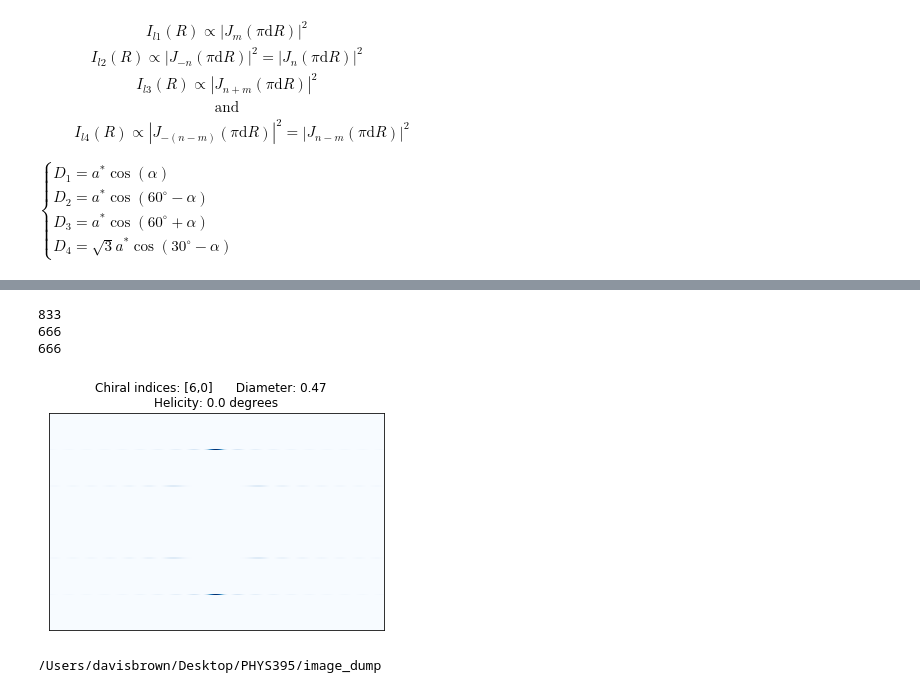
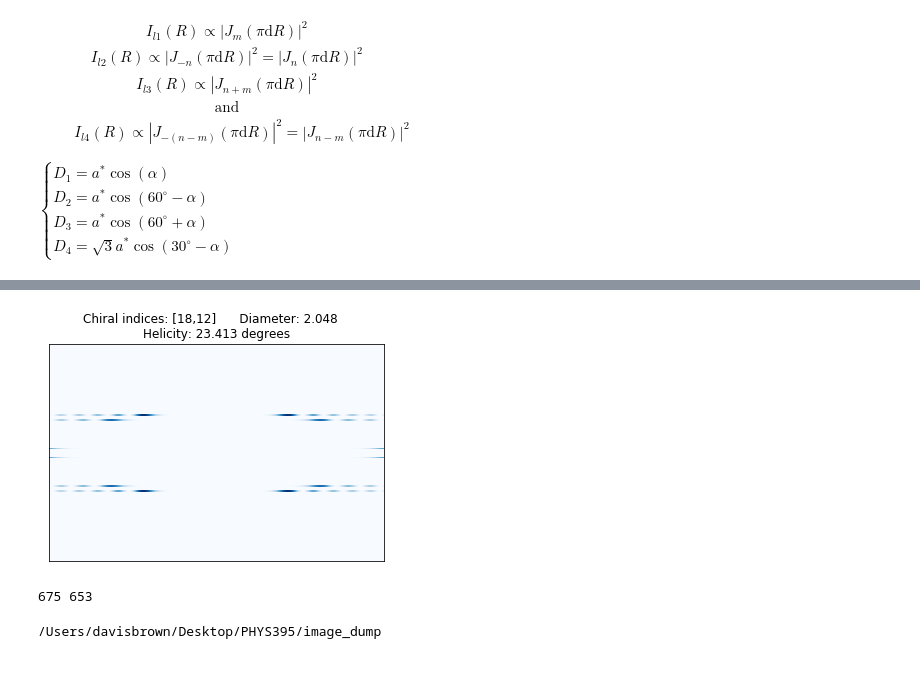
Before and after one commit to davisrbr/nanotubes, a Jupyter notebook: Notebooks/diffractionCNT.ipynb, the cells around one changed output, grey strips where cells are left out. Cells and saved outputs as stored; diff of their text form; code cells hidden in the pictures.

Commit message:
layer line space correct

```diff
--- a/Notebooks/diffractionCNT.ipynb
+++ b/Notebooks/diffractionCNT.ipynb
@@ -279,10 +279,10 @@ def l4_mesh(chiralIndices : NamedTuple, radius_spacing : np.ndarray) -> np.ndarr
     '''2D mesh of values for l4'''
     return np.abs(jv(chiralIndices.n - chiralIndices.m, radius_spacing))**2
 # %%
-scale = 20
+scale = 5
 option = 'Logarithmic'
-chiral_n = 6
-chiral_m = 0
+chiral_n = 18
+chiral_m = 12
 
 # define indices from user input
 indices = chiralIndices(chiral_n  , chiral_m)
@@ -302,7 +302,7 @@ diffraction_spacing = radius_spacing.copy()
 
 # diffraction_distance =  scale*BASIS_A0 #np.pi*d*scale
 # diffraction_distance = radius_spacing[1]-radius_spacing[0]
-diffraction_distance = np.pi*d*scale/80
+diffraction_distance = np.pi*d*scale/50
 
 from typing import Dict, Callable, Tuple
 
@@ -330,6 +330,19 @@ def layer_line_mesh(n : int, #number of layer lines to plot
 
     total_mesh = np.zeros((1000, 1000))
 
+    # Tuple[mesh_function, spacing in nm]
+    layer_line_func_1, position_1 = mesh_layers[1]
+
+    # assumed layer line spacing based on 600 grid spaced Y-axis
+    pos_position_slice_1 = int(np.floor(500*position_1/diffraction_distance+500))
+
+        # Tuple[mesh_function, spacing in nm]
+    layer_line_func_2, position_2 = mesh_layers[2]
+
+    # assumed layer line spacing based on 600 grid spaced Y-axis
+    pos_position_slice_2 = int(np.floor(500*position_2/diffraction_distance+500))
+
+
     for i in range(1, n+1):
 
         # Tuple[mesh_function, spacing in nm]
@@ -338,43 +351,43 @@ def layer_line_mesh(n : int, #number of layer lines to plot
         # assumed layer line spacing based on 600 grid spaced Y-axis
         pos_position_slice = int(np.floor(500*position/diffraction_distance+500))
         neg_position_slice = -int(np.floor(500*position/diffraction_distance-500))
-        print(pos_position_slice)
 
         # if not, scale is too 'zoomed in' to appear on plot, do nothing to mesh
         if pos_position_slice+2 <=1000:
             # define layer n_th line
             layer_line = layer_line_func(indices, radius_spacing)
 
             #define upper slice
             diff_spacing_pos = slice(pos_position_slice-4,
                                      pos_position_slice+4)
 
             #define lower slice
             diff_spacing_neg = slice(neg_position_slice-4,
                                   neg_position_slice+4)
 
             total_mesh[diff_spacing_pos, :] = total_mesh[diff_spacing_neg, :] = layer_line
 
-    return total_mesh
+    return total_mesh, pos_position_slice_1, pos_position_slice_2
 
-test_mesh = layer_line_mesh(3, indices,
+test_mesh, pos1, pos2 = layer_line_mesh(3, indices,
                             mesh_layers,
                             diffraction_spacing,
                             radius_spacing,
                             option)
 
 plt.xticks([])
 plt.yticks([])
 
 plt.title(f'''Chiral indices: [{indices.n},{indices.m}]      Diameter: {round(diameter(indices), 3)}
 Helicity: {round(chiralAngle(indices)*180/np.pi, 3)} degrees''')
 plt.pcolormesh(radius_spacing, diffraction_spacing, test_mesh,cmap='Blues')
 plt.show()
+
+
+print(pos1, pos2)
 # %% [output]
+[figure, new version]
-833
-666
-666
+675 653
-[figure, old version]
 # %%
 os.chdir('/Users/davisbrown/Desktop/PHYS395/image_dump/')
 print(os.getcwd())
```
Also changed, not shown: parts of 1 cell of this notebook.
